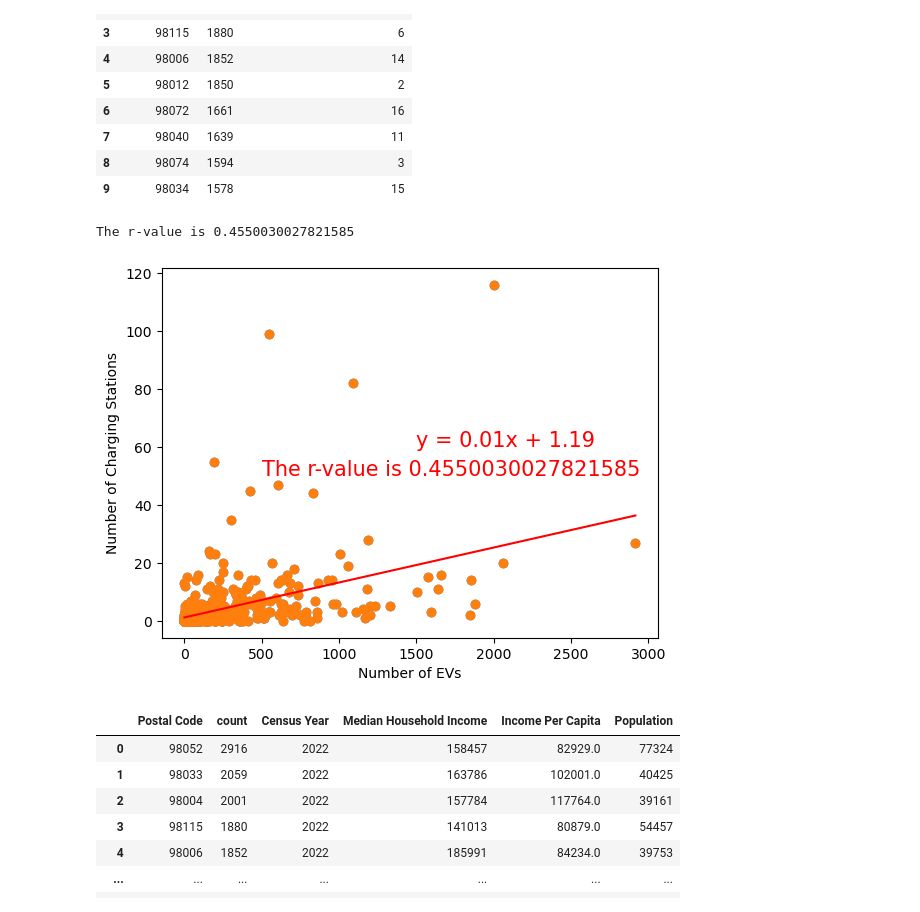
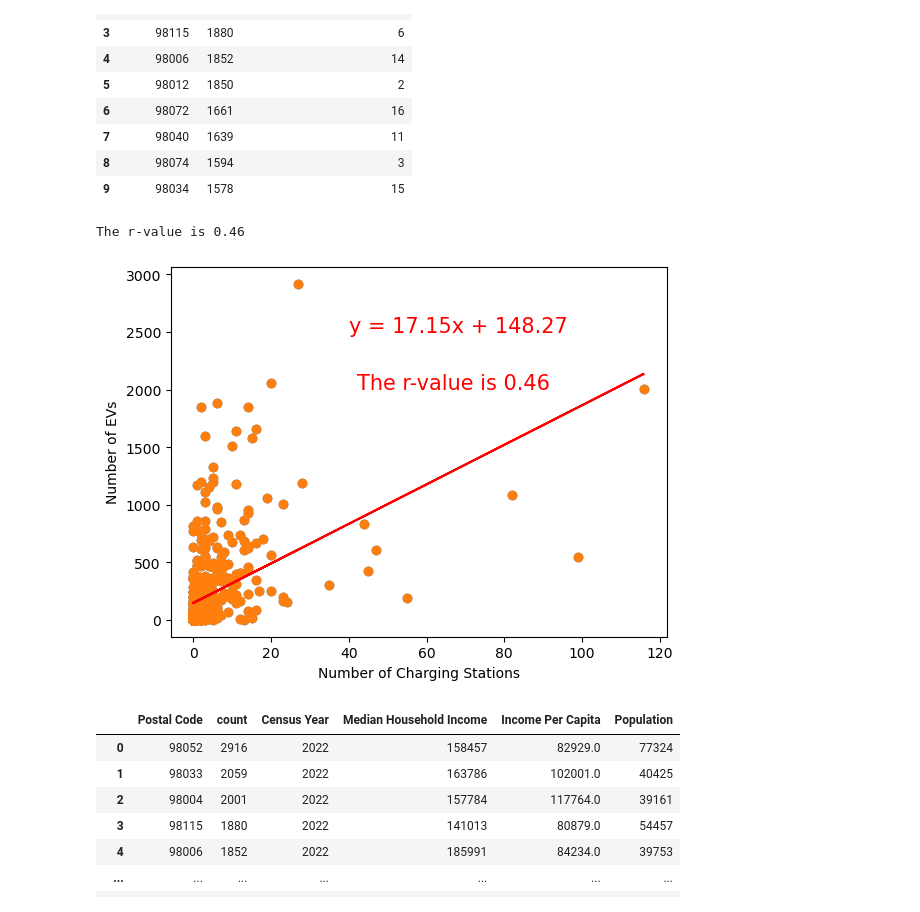
Before and after one commit to caelwillis/group-4-proj-1, a Jupyter notebook: visualisations.ipynb, the cells around one changed output. Drawn from its saved outputs; the diff is of its cells as text; code cells hidden in the pictures.

Commit message:
per capita visualisation 1

```diff
--- a/visualisations.ipynb
+++ b/visualisations.ipynb
@@ -92,25 +92,26 @@ filtered_merge_df
 | 8 | 98074 | 1594 | 3 |
 | 9 | 98034 | 1578 | 15 |
 # %%
-plt.scatter(merge_df['count'],merge_df['Number of Charging Stations'])
+plt.scatter(merge_df['Number of Charging Stations'],merge_df['count'])
 
-x_values = merge_df['count']
-y_values = merge_df['Number of Charging Stations']
+x_values = merge_df['Number of Charging Stations']
+y_values = merge_df['count']
 slope = linregress(x_values, y_values)
 (slope, intercept, rvalue, pvalue, stderr) = linregress(x_values, y_values)
 regress_values = x_values * slope + intercept
 line_eq = 'y = ' + str(round(slope,2)) + 'x + ' + str(round(intercept,2))
+rvalue = str(round(rvalue, 2))
 
 plt.scatter(x_values, y_values)
 plt.plot(x_values, regress_values, '-r')
-plt.annotate(line_eq,(1500,60), fontsize=15, color='red')
-plt.annotate(f'The r-value is {rvalue}',(500,50), fontsize=15, color='red')
-plt.xlabel('Number of EVs')
-plt.ylabel('Number of Charging Stations')
+plt.annotate(line_eq,(40,2500), fontsize=15, color='red')
+plt.annotate(f'The r-value is {rvalue}',(42,2000), fontsize=15, color='red')
+plt.xlabel('Number of Charging Stations')
+plt.ylabel('Number of EVs')
 print(f'The r-value is {rvalue}')
 # %% [output]
-The r-value is 0.4550030027821585
+The r-value is 0.46
-[figure, old version]
+[figure, new version]
 # %%
 census_file_path = 'Resources/2022_census.csv'
 census_df = pd.read_csv(census_file_path)
```
Also changed, not shown: 4 other files.
